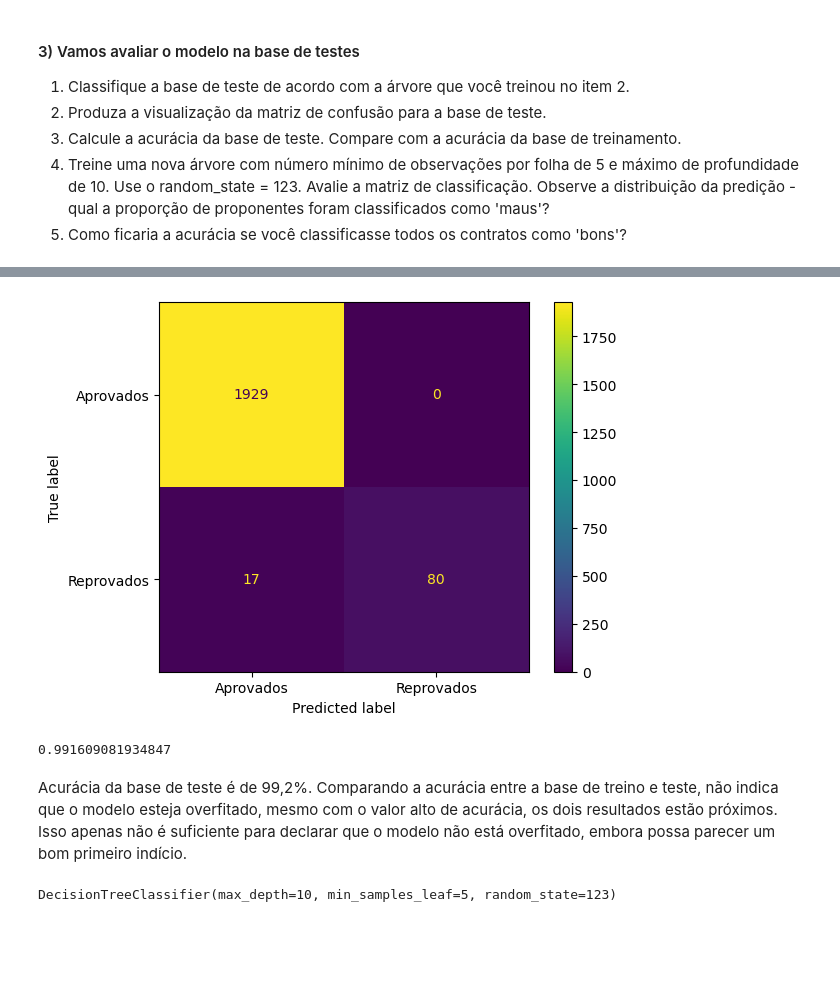
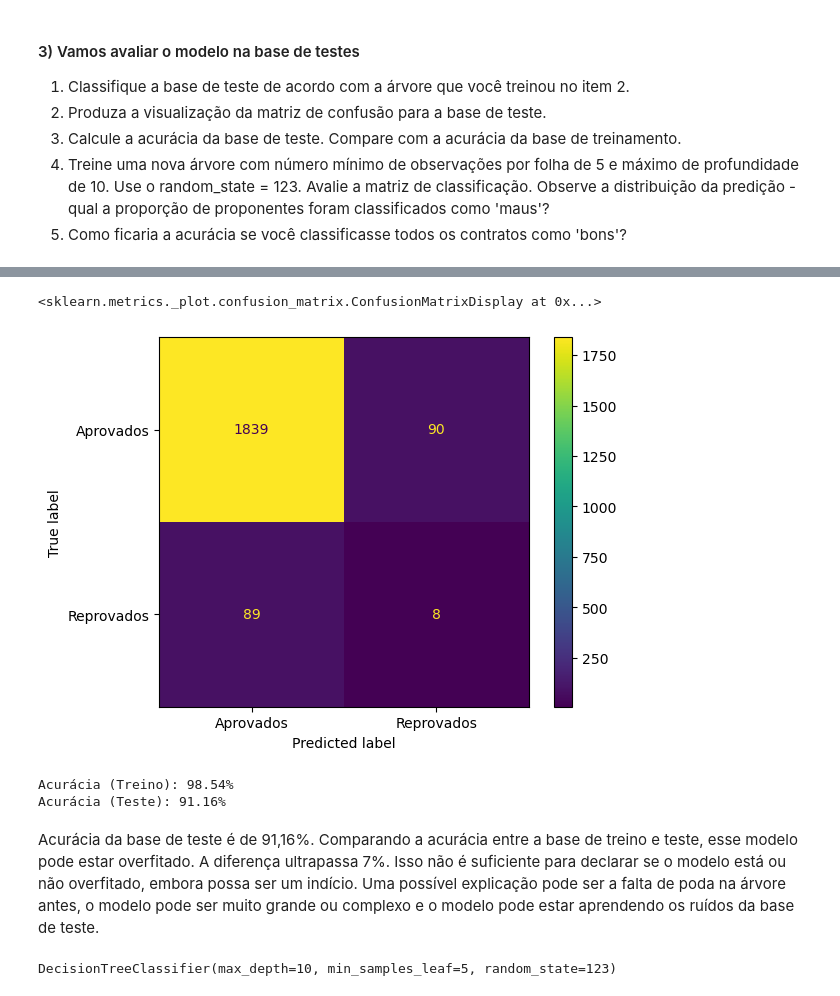
Before and after one commit to kelvi-orloviki/mod7b, a Jupyter notebook: Mod 07 - Tarefa 02.ipynb, the cells around one changed output, grey strips where cells are left out. Saved outputs shown, nothing was run; the diff lists cells and outputs as text; code cells hidden in the pictures; blank space fills up the shorter version.

```diff
--- a/Mod 07 - Tarefa 02.ipynb
+++ b/Mod 07 - Tarefa 02.ipynb
@@ -148,8 +148,7 @@ X_train, X_test, y_train, y_test = train_test_split(X, y, test_size=0.3, random_
 5. Calcule a acurácia na base de treinamento
 # %%
 # 1
-clf_treino = DecisionTreeClassifier(random_state=100)
+clf_t = DecisionTreeClassifier(random_state=100)
 # %%
 # 2
-clf_treino = DecisionTreeClassifier(random_state=100)
-clf_treino = clf_treino.fit(X_train,y_train)
+clf_t.fit(X_train,y_train)
@@ -201,16 +187,23 @@ plot_tree(clf_teste,
-# %%
-ConfusionMatrixDisplay.from_estimator(clf_teste, X_test, y_test, display_labels=['Aprovados', 'Reprovados']);
-# %% [output]
-[figure, removed]
 # %%
-# 3
-y_chapeu_teste = clf_teste.predict(X_test)
-accuracy_score(y_test, y_chapeu_teste)
+# 1
+y_chapeu_teste = clf_t.predict(X_test)
-# %% [output]
-0.991609081934847
+# %%
+# 2
+cm = confusion_matrix(y_test, y_chapeu_teste)
+disp = ConfusionMatrixDisplay(confusion_matrix=cm, display_labels=['Aprovados', 'Reprovados'])
+disp.plot()
+# %% [output]
+<sklearn.metrics._plot.confusion_matrix.ConfusionMatrixDisplay at 0x...>
+[figure, added]
+# %%
+# 3
+print(f'Acurácia (Treino): {(accuracy_score(y_train, y_chapeu_treino)*100).round(2)}%')
+print(f'Acurácia (Teste): {(accuracy_score(y_test, y_chapeu_teste)*100).round(2)}%')
+# %% [output]
+Acurácia (Treino): 98.54%
+Acurácia (Teste): 91.16%
 # %% [markdown]
-Acurácia da base de teste é de 99,2%. Comparando a acurácia entre a base de treino e teste, não indica que o modelo esteja overfitado, mesmo com o valor alto de acurácia, os dois resultados estão próximos.
-Isso apenas não é suficiente para declarar que o modelo não está overfitado, embora possa parecer um bom primeiro indício.
+Acurácia da base de teste é de 91,16%. Comparando a acurácia entre a base de treino e teste, esse modelo pode estar overfitado. A diferença ultrapassa 7%. Isso não é suficiente para declarar se o modelo está ou não overfitado, embora possa ser um indício. Uma possível explicação pode ser a falta de poda na árvore antes, o modelo pode ser muito grande ou complexo e o modelo pode estar aprendendo os ruídos da base de teste.
 # %%
 # 4
 clf_nova = DecisionTreeClassifier(max_depth=10, min_samples_leaf=5, random_state=123)
```
Also changed, not shown: parts of 10 cells of this notebook.
